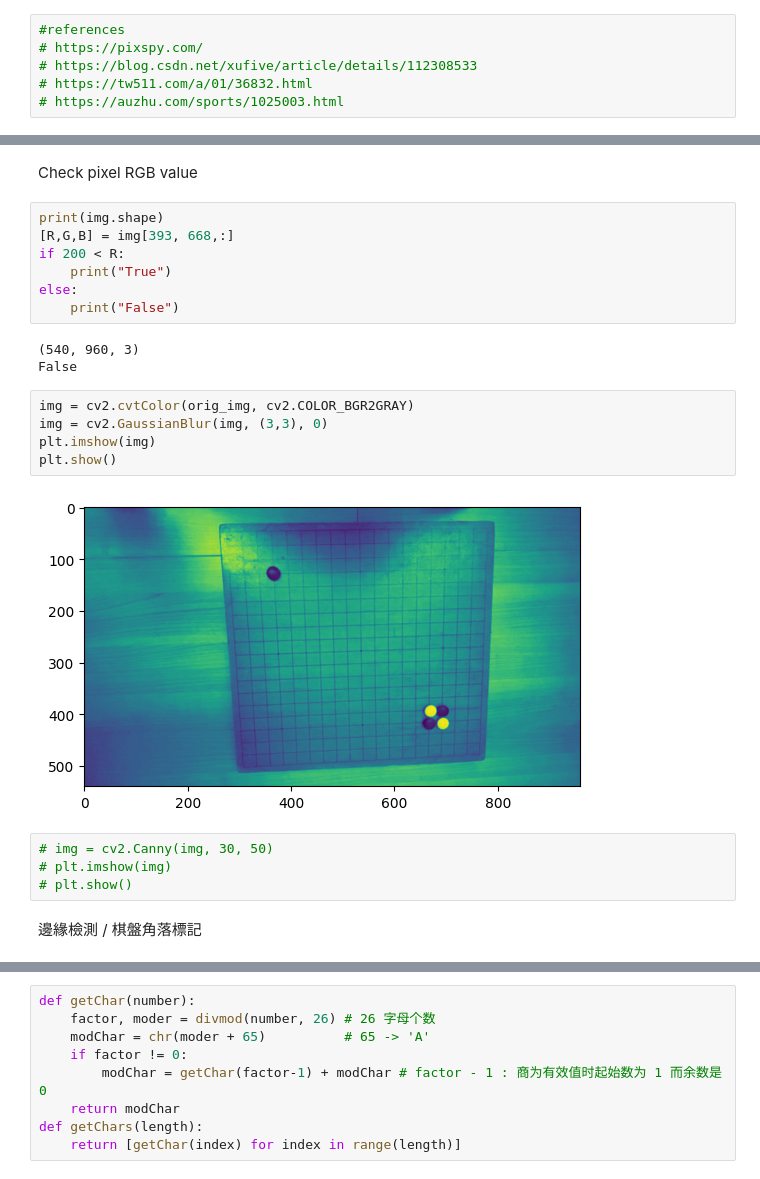
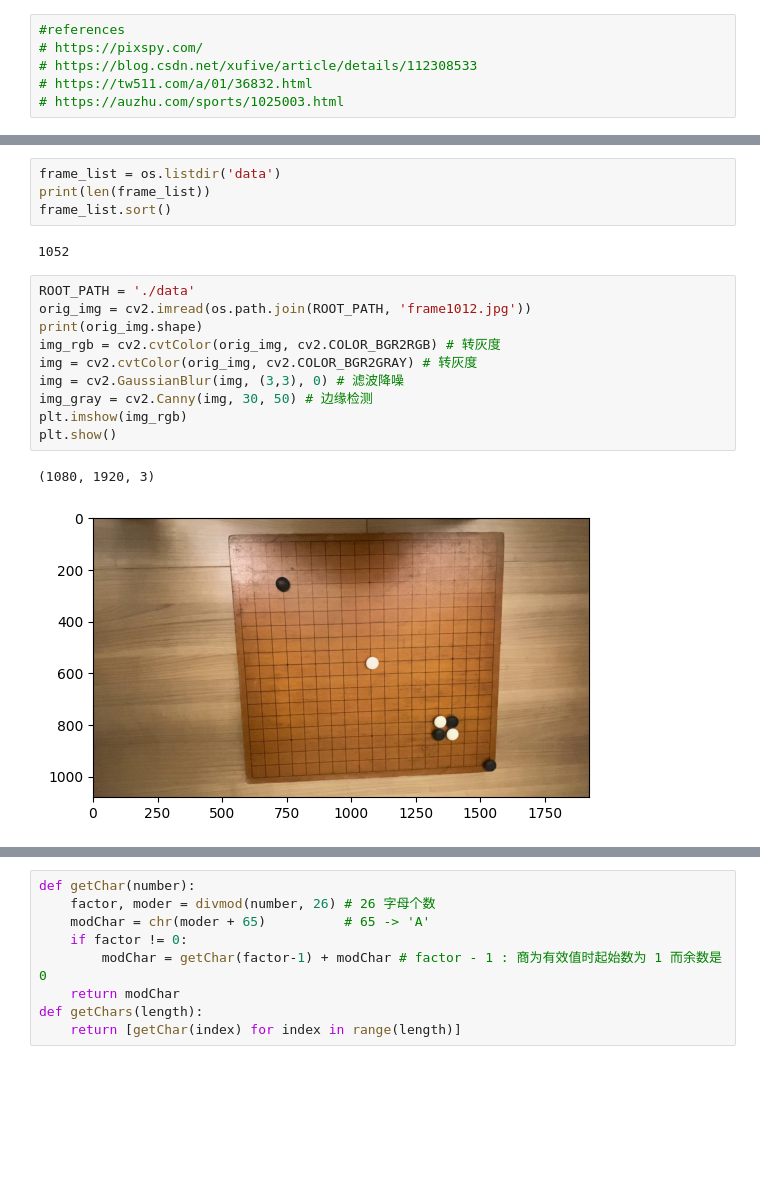
Before and after one commit to Howeng98/go_game_extension, a Jupyter notebook: test.ipynb, the cells around one changed output, grey strips where cells are left out. Saved outputs shown, nothing was run; the diff lists cells and outputs as text; blank space fills up the shorter version.

```diff
--- a/test.ipynb
+++ b/test.ipynb
@@ -19,25 +13,19 @@ plt.show()
-# %% [markdown]
-Check pixel RGB value
-# %%
-print(img.shape)
-[R,G,B] = img[393, 668,:]
-if 200 < R:
-    print("True")
-else:
-    print("False")
-# %% [output]
-(540, 960, 3)
-False
+# %%
+frame_list = os.listdir('data')
+print(len(frame_list))
+frame_list.sort()
+# %% [output]
+1052
 # %%
-img = cv2.cvtColor(orig_img, cv2.COLOR_BGR2GRAY)
-img = cv2.GaussianBlur(img, (3,3), 0)
-plt.imshow(img)
+ROOT_PATH = './data'
+orig_img = cv2.imread(os.path.join(ROOT_PATH, 'frame1012.jpg'))
+print(orig_img.shape)
+img_rgb = cv2.cvtColor(orig_img, cv2.COLOR_BGR2RGB) # 转灰度
+img = cv2.cvtColor(orig_img, cv2.COLOR_BGR2GRAY) # 转灰度
+img = cv2.GaussianBlur(img, (3,3), 0) # 滤波降噪
+img_gray = cv2.Canny(img, 30, 50) # 边缘检测
+plt.imshow(img_rgb)
 plt.show()
 # %% [output]
+(1080, 1920, 3)
-[figure, old version]
+[figure, new version]
-# %%
-# img = cv2.Canny(img, 30, 50)
-# plt.imshow(img)
-# plt.show()
-# %% [markdown]
-邊緣檢測 / 棋盤角落標記
```
Also changed, not shown: parts of 8 cells of this notebook.
